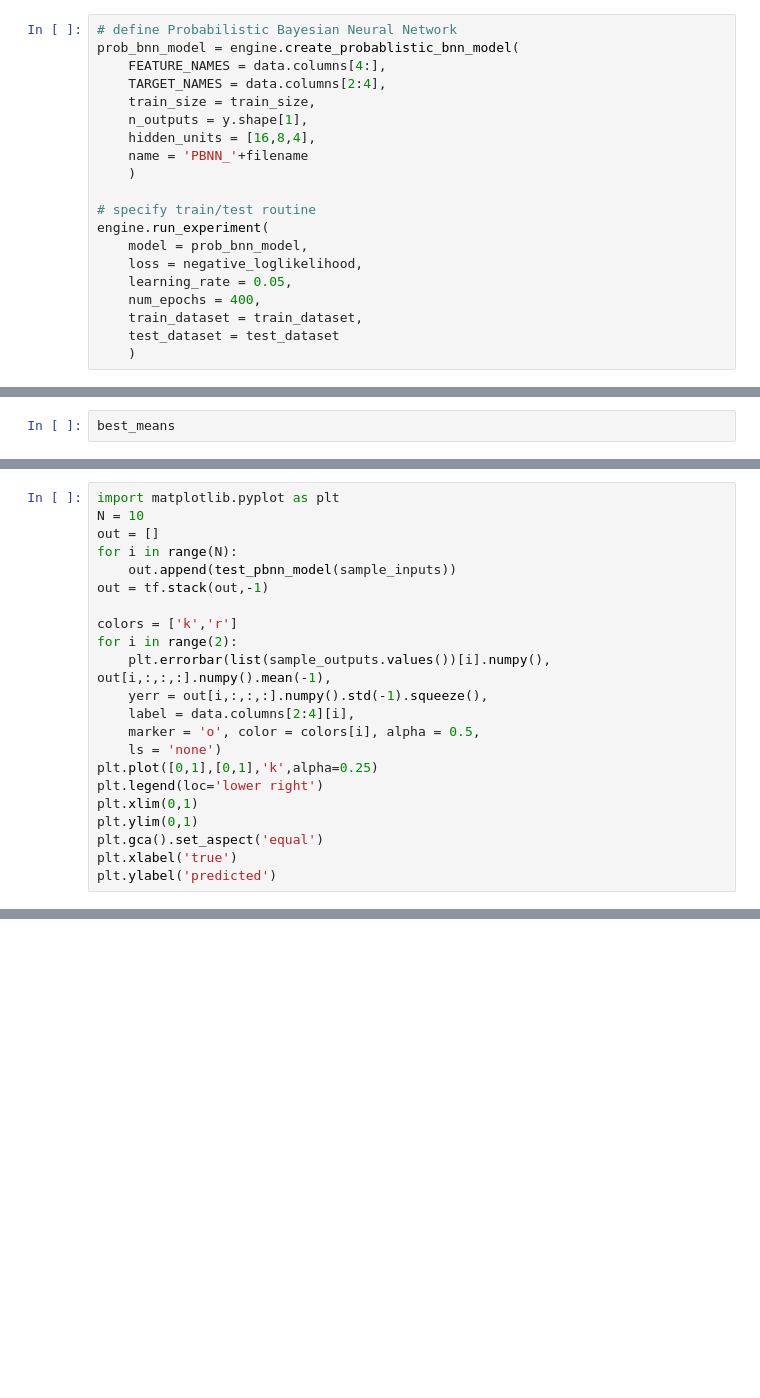
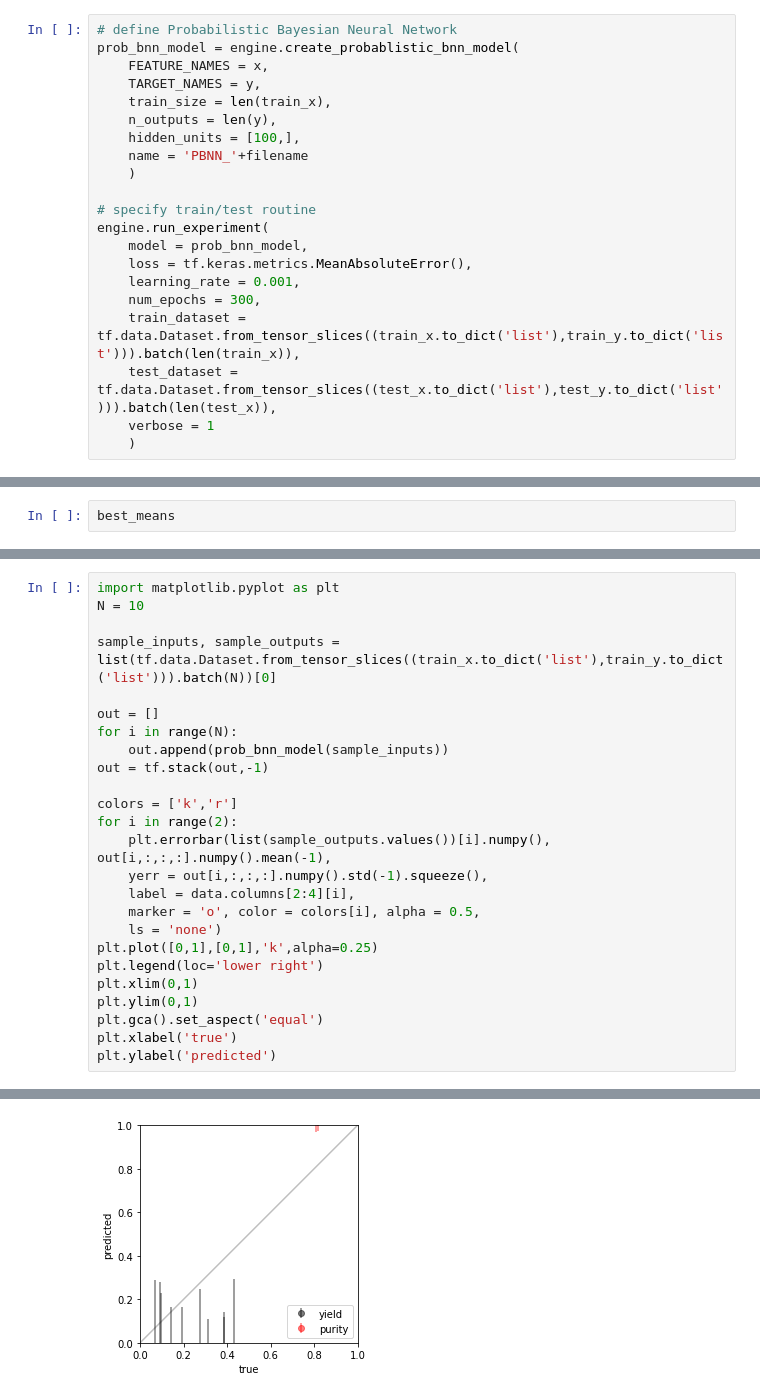
Before and after one commit to Just-DIRECT-Capstone/Protein-Purification-Model-Public, a Jupyter notebook: surrogate_models/notebooks/dab_pbnn.ipynb, the cells around one changed output, grey strips where cells are left out. Drawn from its saved outputs; the diff is of its cells as text; blank space fills up the shorter version.

Commit message:
dummy dataset

```diff
--- a/surrogate_models/notebooks/dab_pbnn.ipynb
+++ b/surrogate_models/notebooks/dab_pbnn.ipynb
@@ -33,20 +29,21 @@ train_x, test_x = utils.preprocessing([train_x, test_x], standarize = True, skip
 # %%
 # define Probabilistic Bayesian Neural Network
 prob_bnn_model = engine.create_probablistic_bnn_model(
-    FEATURE_NAMES = data.columns[4:],
-    TARGET_NAMES = data.columns[2:4],
-    train_size = train_size,
-    n_outputs = y.shape[1],
-    hidden_units = [16,8,4],
+    FEATURE_NAMES = x,
+    TARGET_NAMES = y,
+    train_size = len(train_x),
+    n_outputs = len(y),
+    hidden_units = [100,],
     name = 'PBNN_'+filename
     )
 
 # specify train/test routine
 engine.run_experiment(
     model = prob_bnn_model,
-    loss = negative_loglikelihood,
-    learning_rate = 0.05,
-    num_epochs = 400,
-    train_dataset = train_dataset,
-    test_dataset = test_dataset
+    loss = tf.keras.metrics.MeanAbsoluteError(),
+    learning_rate = 0.001,
+    num_epochs = 300,
+    train_dataset = tf.data.Dataset.from_tensor_slices((train_x.to_dict('list'),train_y.to_dict('list'))).batch(len(train_x)),
+    test_dataset = tf.data.Dataset.from_tensor_slices((test_x.to_dict('list'),test_y.to_dict('list'))).batch(len(test_x)),
+    verbose = 1
     )
@@ -118,9 +110,12 @@ engine.run_experiment(
 # %%
 import matplotlib.pyplot as plt
 N = 10
+
+sample_inputs, sample_outputs = list(tf.data.Dataset.from_tensor_slices((train_x.to_dict('list'),train_y.to_dict('list'))).batch(N))[0]
+
 out = []
 for i in range(N):
-    out.append(test_pbnn_model(sample_inputs))
+    out.append(prob_bnn_model(sample_inputs))
 out = tf.stack(out,-1)
 
 colors = ['k','r']
@@ -137,3 +132,4 @@ plt.ylim(0,1)
 plt.gca().set_aspect('equal')
 plt.xlabel('true')
 plt.ylabel('predicted')
+# %% [output]
@@ -139,0 +137 @@ plt.ylabel('predicted')
+[figure, added]
```
Also changed, not shown: parts of 10 cells of this notebook, 4 other files.
